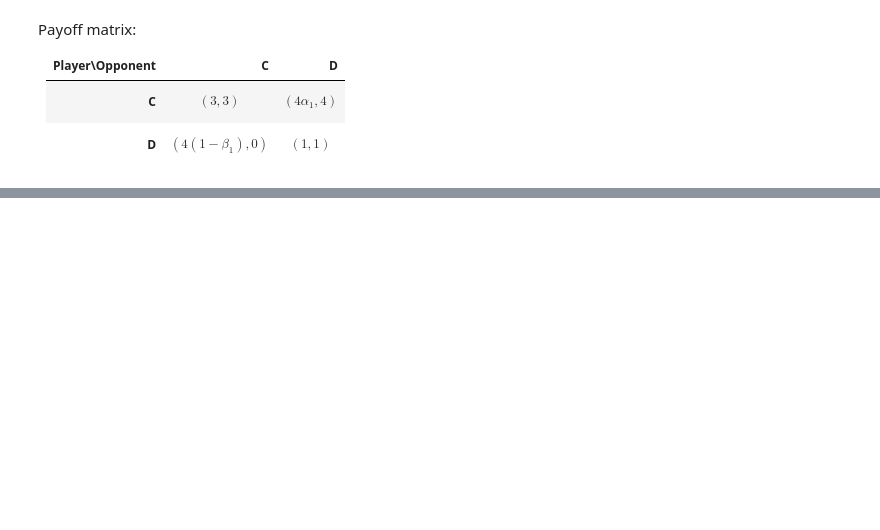
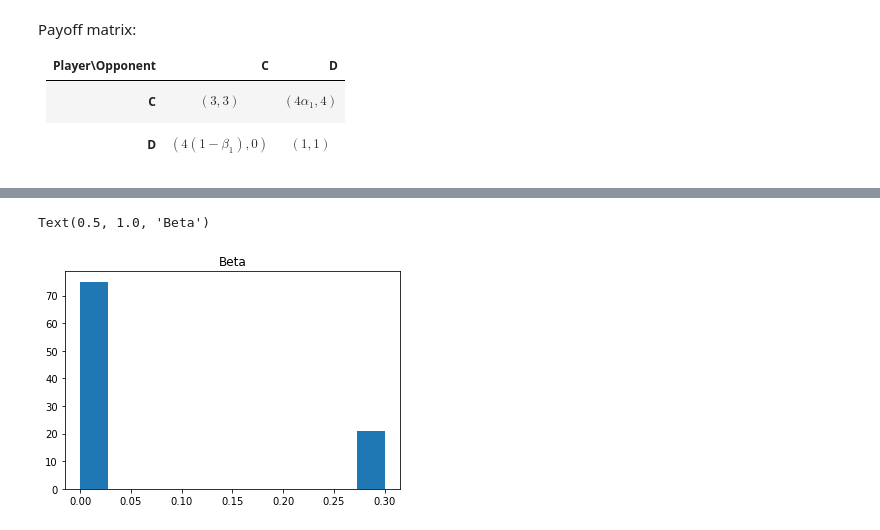
Before and after one commit to 1412richa/CRUtility, a Jupyter notebook: GuiltAndResponsibility/Codes/PD_level0.ipynb, the cells around one changed output, grey strips where cells are left out. Drawn from its saved outputs; the diff is of its cells as text; code cells hidden in the pictures; blank space fills up the shorter version.

```diff
--- a/GuiltAndResponsibility/Codes/PD_level0.ipynb
+++ b/GuiltAndResponsibility/Codes/PD_level0.ipynb
@@ -187,0 +355,16 @@ TypeError: unsupported operand type(s) for /: 'str' and 'int'
+# %%
+# Creating list of betas for each subject
+obs_beta = []
+
+for x in min_error1:
+    obs_beta = obs_beta + [x[1]]
+
+obs_beta = [float(x) for x in obs_beta]
+
+
+# PLotting beta
+plt.hist(obs_beta, bins=11)
+plt.title('Beta')
+# %% [output]
+Text(0.5, 1.0, 'Beta')
+[figure, added]
```
Also changed, not shown: parts of 41 cells of this notebook.
